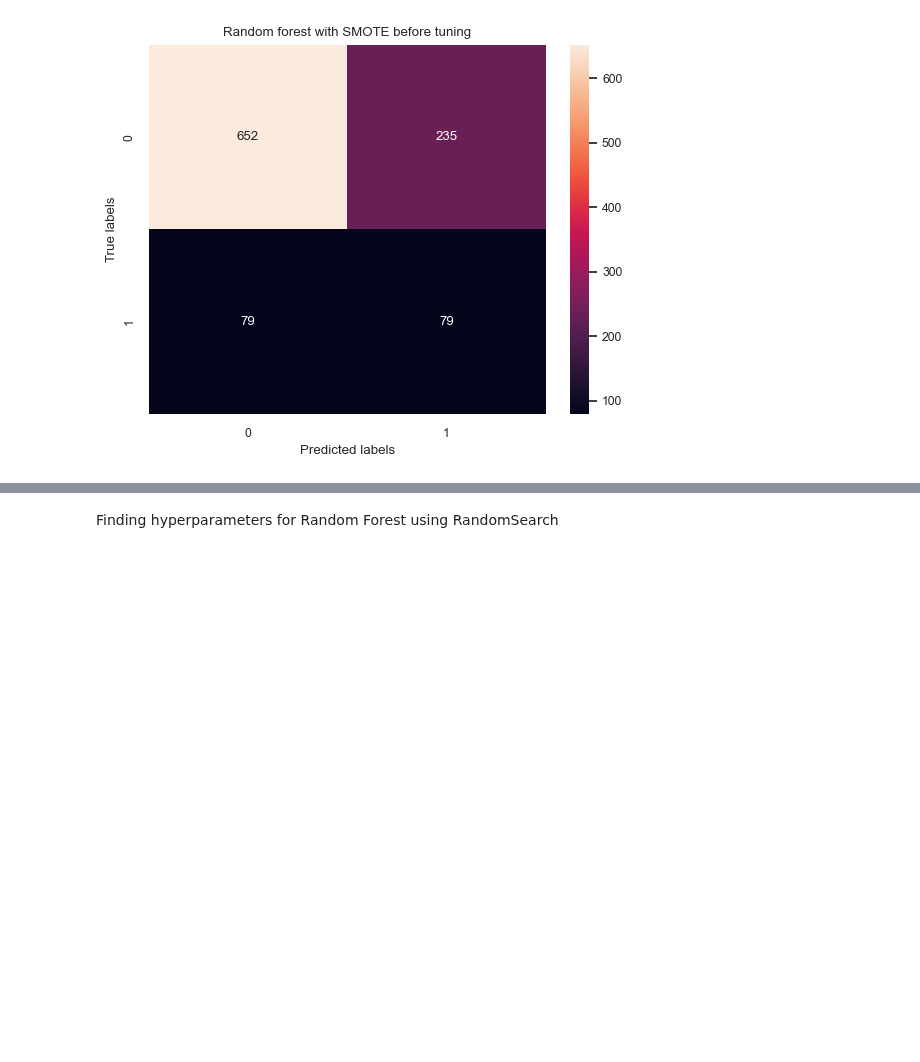
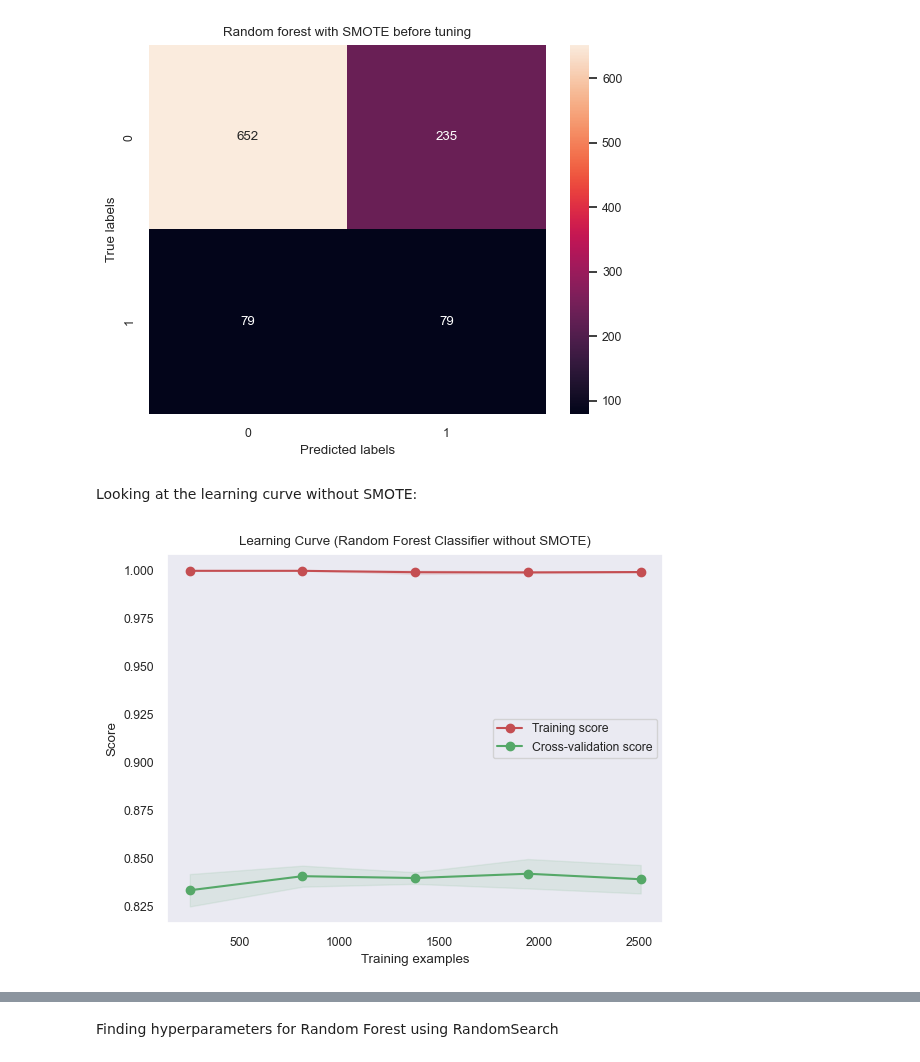
Before and after one commit to heddaenger/Bigdatamanagement, a Jupyter notebook: CHD Exam Project.ipynb, the cells around one changed output, grey strips where cells are left out. Cells and saved outputs as stored; diff of their text form; code cells hidden in the pictures; blank space fills up the shorter version.

```diff
--- a/CHD Exam Project.ipynb
+++ b/CHD Exam Project.ipynb
@@ -731,7 +741,7 @@ Fitting 5 folds for each of 10 candidates, totalling 50 fits
 Accuracy WITHOUT SMOTE
 # %%
 # Tuning model with optimized hyperparameters
-log_reg_tuned = LogisticRegression(solver='sag', max_iter=4000, penalty='l2', C= 1.0)
+log_reg_tuned = LogisticRegression(solver='saga', max_iter=8000, penalty='l1', C= 1000.0)
 
 # Train - Fitting model to training set
 log_reg_tuned.fit(X_train, y_train)
@@ -774,7 +784,7 @@ ax.xaxis.set_ticklabels(['0', '1']); ax.yaxis.set_ticklabels(['0', '1']);
 Accuracy WITH SMOTE
 # %%
 # Tuning model with optimized hyperparameters
-log_reg_sm_tuned = LogisticRegression(solver='lbfgs', max_iter=2000, penalty='l2', C= 0.1)
+log_reg_sm_tuned = LogisticRegression(solver='lbfgs', max_iter=2000, penalty='l2', C= 0.01)
 
 # Train - Fitting model to training set
 log_reg_sm_tuned.fit(X_train, y_train)
@@ -935,3 +915,33 @@ ax.set_title('Random forest with SMOTE before tuning');
 ax.xaxis.set_ticklabels(['0', '1']); ax.yaxis.set_ticklabels(['0', '1']);
 # %% [output]
 [figure]
+# %% [markdown]
+Looking at the learning curve without SMOTE:
+# %%
+def plot_learning_curve(estimator, title, X, y, ylim=None, cv=None, n_jobs=None, train_sizes=np.linspace(.1, 1.0, 5)):
+    plt.figure()
+    plt.title(title)
+    if ylim is not None:
+        plt.ylim(*ylim)
+    plt.xlabel("Training examples")
+    plt.ylabel("Score")
+    train_sizes, train_scores, test_scores = learning_curve(estimator, X, y, cv=cv, n_jobs=n_jobs, train_sizes=train_sizes)
+    train_scores_mean = np.mean(train_scores, axis=1)
+    train_scores_std = np.std(train_scores, axis=1)
+    test_scores_mean = np.mean(test_scores, axis=1)
+    test_scores_std = np.std(test_scores, axis=1)
+    plt.grid()
+
+    plt.fill_between(train_sizes, train_scores_mean - train_scores_std, train_scores_mean + train_scores_std, alpha=0.1, color="r")
+    plt.fill_between(train_sizes, test_scores_mean - test_scores_std, test_scores_mean + test_scores_std, alpha=0.1, color="g")
+    plt.plot(train_sizes, train_scores_mean, 'o-', color="r", label="Training score")
+    plt.plot(train_sizes, test_scores_mean, 'o-', color="g", label="Cross-validation score")
+
+    plt.legend(loc="best")
+    return plt
+
+# Example for Logistic Regression
+plot_learning_curve(RandomForestClassifier(), "Learning Curve (Random Forest Classifier without SMOTE)", X_train, y_train, cv=5)
+plt.show()
+# %% [output]
+[figure, new version]
```
Also changed, not shown: parts of 42 cells of this notebook, 2 other files.
